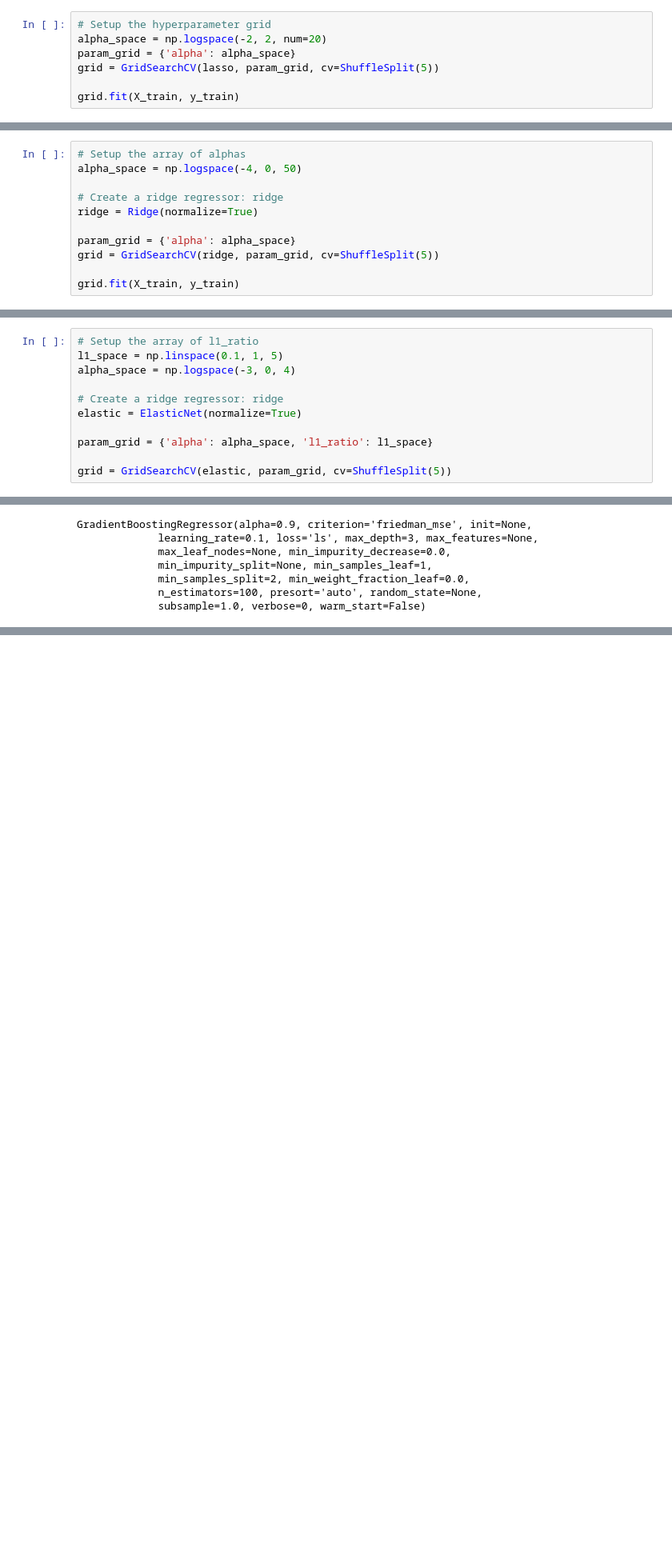
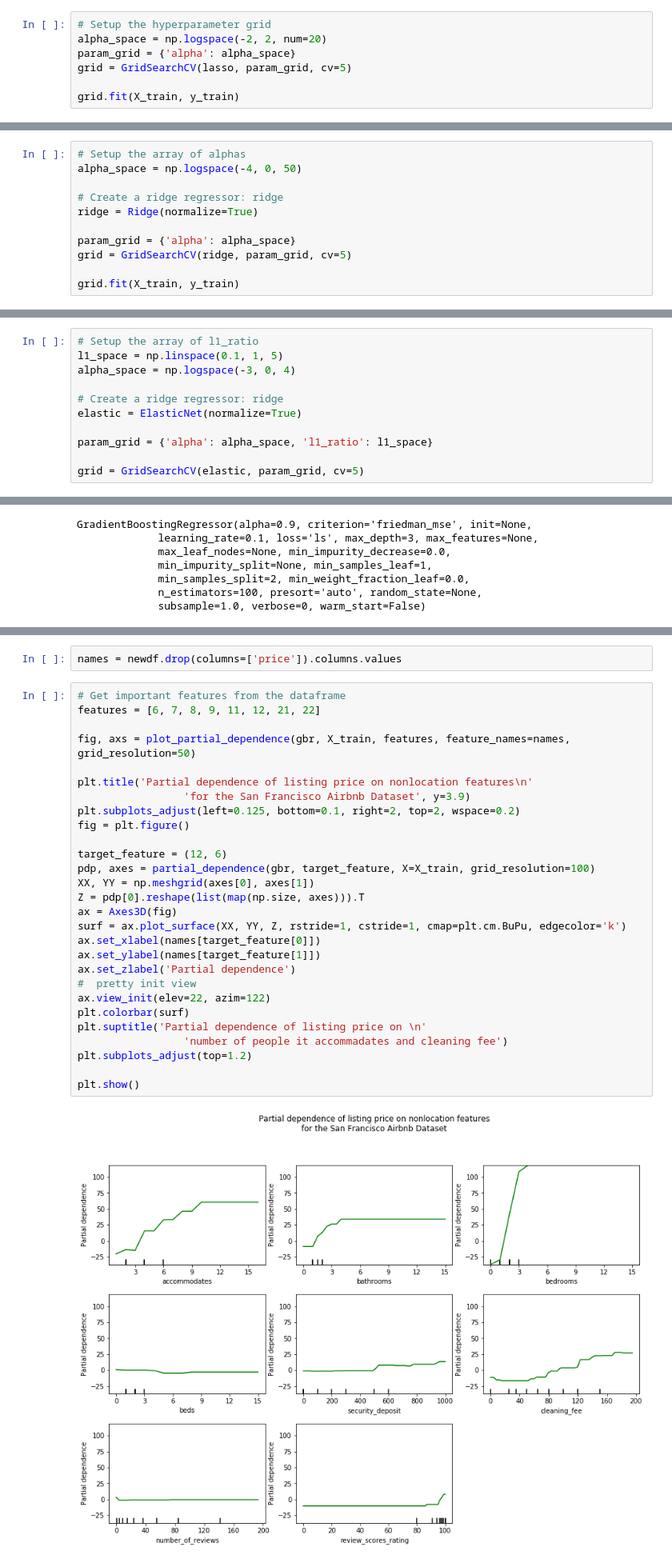
Before and after one commit to forheart81/Data-Science, a Jupyter notebook: SF Airbnb In-Depth Machine Learning Analysis.ipynb, the cells around one changed output, grey strips where cells are left out. Shown at 80% size. Saved outputs shown, nothing was run; the diff lists cells and outputs as text; blank space fills up the shorter version.

```diff
--- a/SF Airbnb In-Depth Machine Learning Analysis.ipynb
+++ b/SF Airbnb In-Depth Machine Learning Analysis.ipynb
@@ -323,6 +368,6 @@ from sklearn.model_selection import GridSearchCV
 # Setup the hyperparameter grid
 alpha_space = np.logspace(-2, 2, num=20)
 param_grid = {'alpha': alpha_space}
-grid = GridSearchCV(lasso, param_grid, cv=ShuffleSplit(5))
+grid = GridSearchCV(lasso, param_grid, cv=5)
 
 grid.fit(X_train, y_train)
@@ -356,7 +413,7 @@ alpha_space = np.logspace(-4, 0, 50)
 ridge = Ridge(normalize=True)
 
 param_grid = {'alpha': alpha_space}
-grid = GridSearchCV(ridge, param_grid, cv=ShuffleSplit(5))
+grid = GridSearchCV(ridge, param_grid, cv=5)
 
 grid.fit(X_train, y_train)
 # %% [output]
@@ -403,7 +458,7 @@ elastic = ElasticNet(normalize=True)
 
 param_grid = {'alpha': alpha_space, 'l1_ratio': l1_space}
 
-grid = GridSearchCV(elastic, param_grid, cv=ShuffleSplit(5))
+grid = GridSearchCV(elastic, param_grid, cv=5)
 # %%
 grid.fit(X_train, y_train)
 # %% [output]
@@ -464,0 +524,32 @@ The root mean squared error is $ 67.76902041255099
+# %%
+names = newdf.drop(columns=['price']).columns.values
+# %%
+# Get important features from the dataframe
+features = [6, 7, 8, 9, 11, 12, 21, 22]
+
+fig, axs = plot_partial_dependence(gbr, X_train, features, feature_names=names, grid_resolution=50)
+
+plt.title('Partial dependence of listing price on nonlocation features\n'
+                 'for the San Francisco Airbnb Dataset', y=3.9)
+plt.subplots_adjust(left=0.125, bottom=0.1, right=2, top=2, wspace=0.2)
+fig = plt.figure()
+
+target_feature = (12, 6)
+pdp, axes = partial_dependence(gbr, target_feature, X=X_train, grid_resolution=100)
+XX, YY = np.meshgrid(axes[0], axes[1])
+Z = pdp[0].reshape(list(map(np.size, axes))).T
+ax = Axes3D(fig)
+surf = ax.plot_surface(XX, YY, Z, rstride=1, cstride=1, cmap=plt.cm.BuPu, edgecolor='k')
+ax.set_xlabel(names[target_feature[0]])
+ax.set_ylabel(names[target_feature[1]])
+ax.set_zlabel('Partial dependence')
+#  pretty init view
+ax.view_init(elev=22, azim=122)
+plt.colorbar(surf)
+plt.suptitle('Partial dependence of listing price on \n'
+                 'number of people it accommadates and cleaning fee')
+plt.subplots_adjust(top=1.2)
+
+plt.show()
+# %% [output]
+[figure, added]
```
Also changed, not shown: parts of 34 cells of this notebook.
